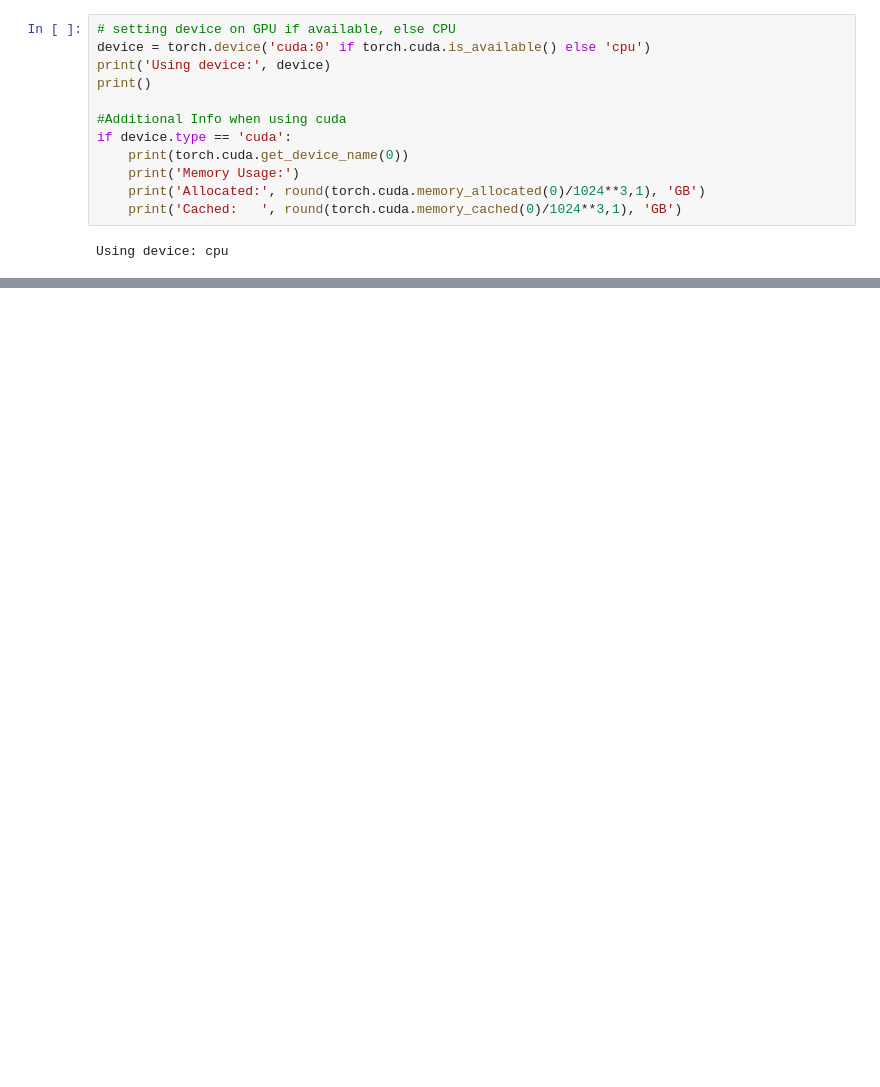
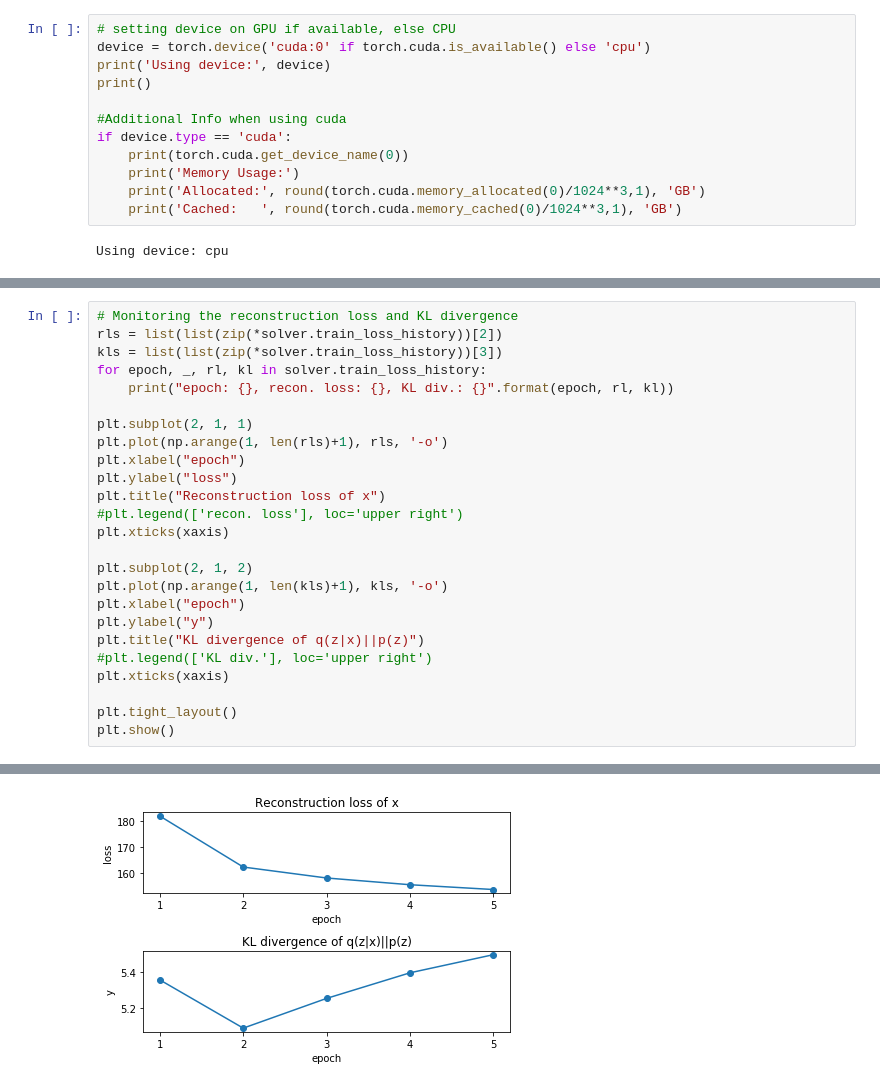
Before and after one commit to matthiasbrix/vae-models, a Jupyter notebook: examples/vae-example/1_vae.ipynb, the cells around one changed output, grey strips where cells are left out. Saved outputs shown, nothing was run; the diff lists cells and outputs as text; blank space fills up the shorter version.

```diff
--- a/examples/vae-example/1_vae.ipynb
+++ b/examples/vae-example/1_vae.ipynb
@@ -93,0 +114,26 @@ ValueError: cannot reshape array of size 256 into shape (60032,2)
+# %%
+# Monitoring the reconstruction loss and KL divergence
+rls = list(list(zip(*solver.train_loss_history))[2])
+kls = list(list(zip(*solver.train_loss_history))[3])
+for epoch, _, rl, kl in solver.train_loss_history:
+    print("epoch: {}, recon. loss: {}, KL div.: {}".format(epoch, rl, kl))
+
+plt.subplot(2, 1, 1)
+plt.plot(np.arange(1, len(rls)+1), rls, '-o')
+plt.xlabel("epoch")
+plt.ylabel("loss")
+plt.title("Reconstruction loss of x")
+#plt.legend(['recon. loss'], loc='upper right')
+plt.xticks(xaxis)
+
+plt.subplot(2, 1, 2)
+plt.plot(np.arange(1, len(kls)+1), kls, '-o')
+plt.xlabel("epoch")
+plt.ylabel("y")
+plt.title("KL divergence of q(z|x)||p(z)")
+#plt.legend(['KL div.'], loc='upper right')
+plt.xticks(xaxis)
+
+plt.tight_layout()
+plt.show()
+# %% [output]
@@ -93,0 +145 @@ ValueError: cannot reshape array of size 256 into shape (60032,2)
+[figure, added]
```
Also changed, not shown: parts of 9 cells of this notebook, 1 other file.
